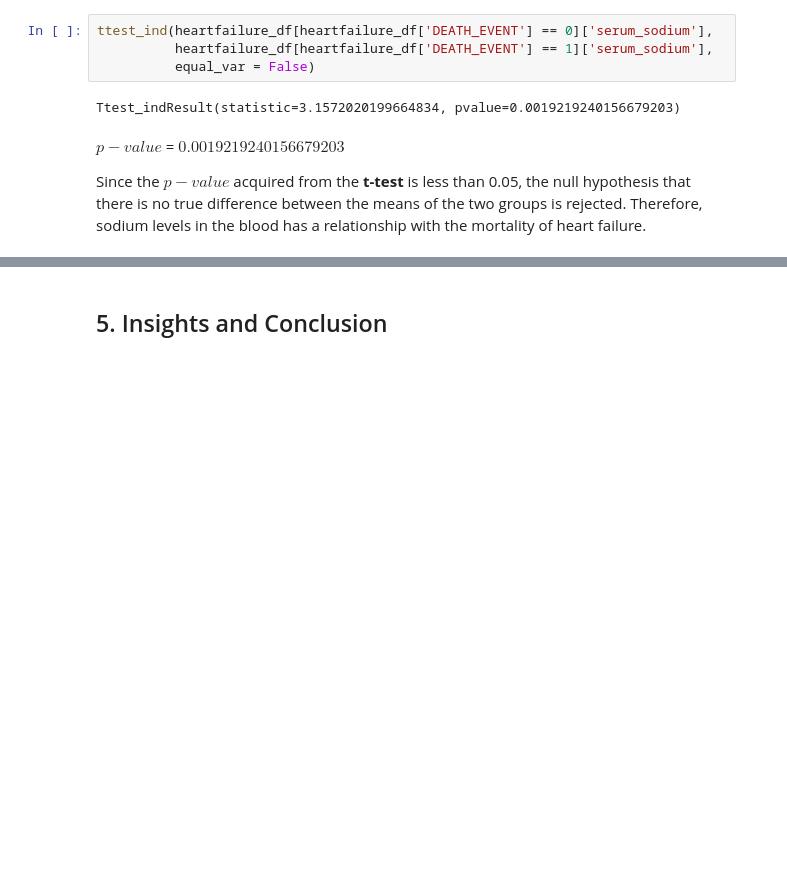
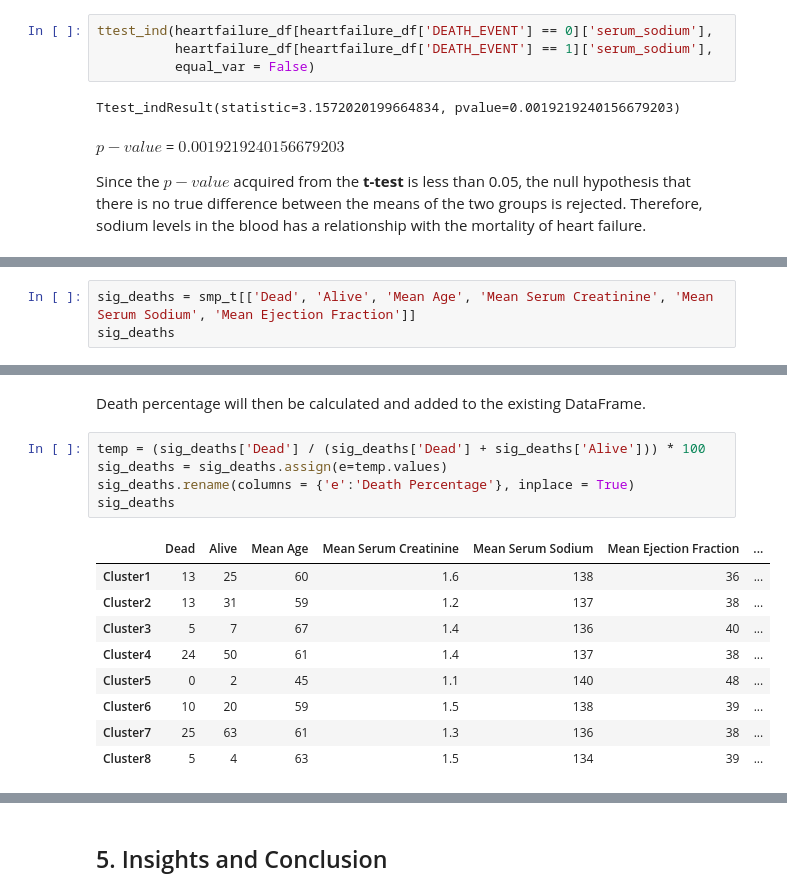
Before and after one commit to Skentir/CSMODEL, a Jupyter notebook: Data Analysis of Heart Failure Patients.ipynb, the cells around one changed output, grey strips where cells are left out. Cells and saved outputs as stored; diff of their text form; blank space fills up the shorter version.

```diff
--- a/Data Analysis of Heart Failure Patients.ipynb
+++ b/Data Analysis of Heart Failure Patients.ipynb
@@ -1970,0 +2004,3 @@ Since the $p-value$ acquired from the **t-test** is less than 0.05, the null hyp
+# %%
+sig_deaths = smp_t[['Dead', 'Alive', 'Mean Age', 'Mean Serum Creatinine', 'Mean Serum Sodium', 'Mean Ejection Fraction']]
+sig_deaths
@@ -1970,0 +2017,17 @@ Since the $p-value$ acquired from the **t-test** is less than 0.05, the null hyp
+# %% [markdown]
+Death percentage will then be calculated and added to the existing DataFrame.
+# %%
+temp = (sig_deaths['Dead'] / (sig_deaths['Dead'] + sig_deaths['Alive'])) * 100
+sig_deaths = sig_deaths.assign(e=temp.values)
+sig_deaths.rename(columns = {'e':'Death Percentage'}, inplace = True)
+sig_deaths
+# %% [output]
+|  | Dead | Alive | Mean Age | Mean Serum Creatinine | Mean Serum Sodium | Mean Ejection Fraction | ... |
+| Cluster1 | 13 | 25 | 60 | 1.6 | 138 | 36 | ... |
+| Cluster2 | 13 | 31 | 59 | 1.2 | 137 | 38 | ... |
+| Cluster3 | 5 | 7 | 67 | 1.4 | 136 | 40 | ... |
+| Cluster4 | 24 | 50 | 61 | 1.4 | 137 | 38 | ... |
+| Cluster5 | 0 | 2 | 45 | 1.1 | 140 | 48 | ... |
+| Cluster6 | 10 | 20 | 59 | 1.5 | 138 | 39 | ... |
+| Cluster7 | 25 | 63 | 61 | 1.3 | 136 | 38 | ... |
+| Cluster8 | 5 | 4 | 63 | 1.5 | 134 | 39 | ... |
```
Also changed, not shown: parts of 121 cells of this notebook.
